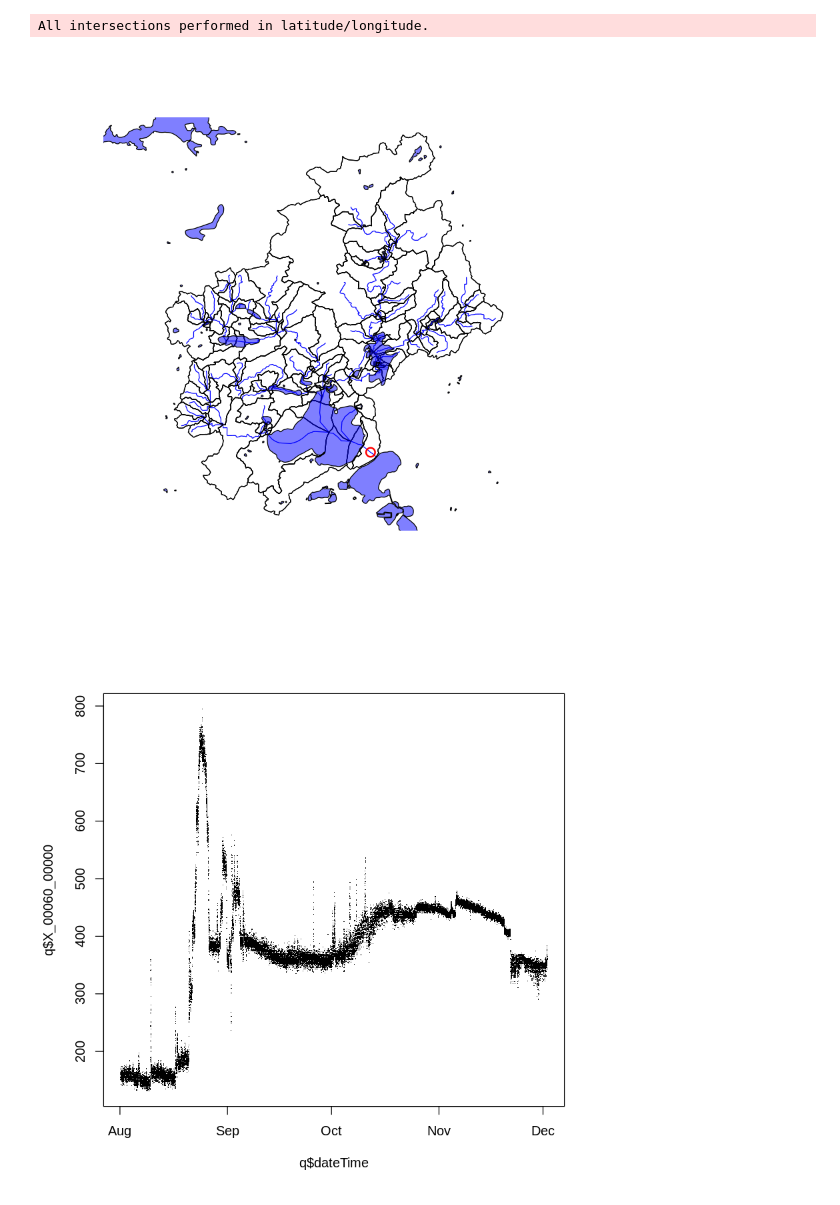
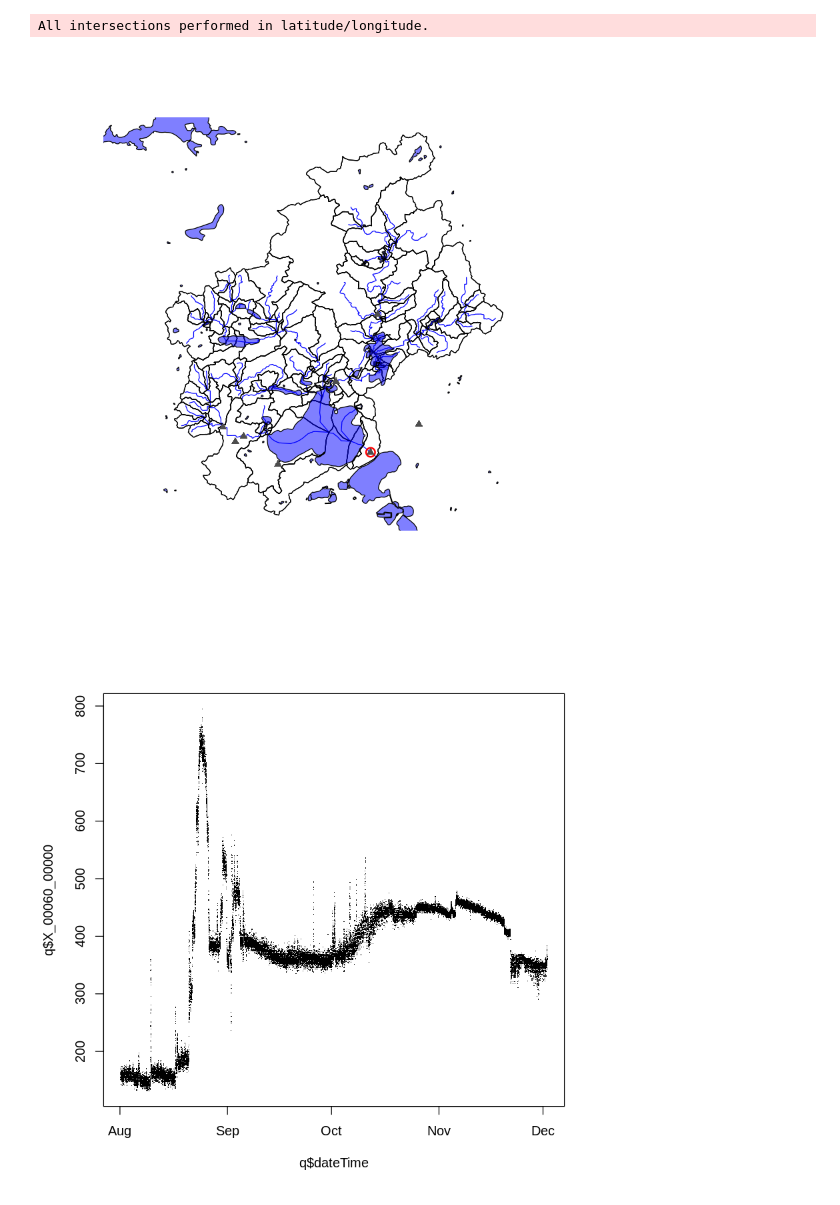
Before and after one commit to dblodgett-usgs/si_docker_jupyter_training, a Jupyter notebook: workspace/get_hydro_data.ipynb, the cells around one changed output. Cells and saved outputs as stored; diff of their text form; code cells hidden in the pictures.

Commit message:
find sites more better

```diff
--- a/workspace/get_hydro_data.ipynb
+++ b/workspace/get_hydro_data.ipynb
@@ -67,6 +67,8 @@ subset_nhdplus(comids = flowline$nhdplus_comid,
 flowline <- sf::read_sf(subset_gpkg, "NHDFlowline_Network")
 catchment <- sf::read_sf(subset_gpkg, "CatchmentSP")
 waterbody <- sf::read_sf(subset_gpkg, "NHDWaterbody")
+
+siteList <- st_as_sf(siteList, coords = c("dec_long_va", "dec_lat_va"), crs = "+proj=longlat +datum=WGS84 +no_defs")
 # %% [output]
 A data.frame: 5 × 3
 | source | sourceName | features |
@@ -80,13 +82,14 @@ All intersections performed in latitude/longitude.
 # %%
 plot(sf::st_geometry(catchment))
 plot(sf::st_geometry(flowline), col = "blue", add = TRUE)
 plot(st_geometry(site_meta), cex = 1.5, lwd = 2, col = "red", add = TRUE)
 plot(sf::st_geometry(catchment), add = TRUE)
 plot(sf::st_geometry(waterbody), col = rgb(0, 0, 1, alpha = 0.5), add = TRUE)
+plot(sf::st_geometry(siteList), col = "grey30", pch = 17, add = TRUE)
 
 # For more see: https://usgs-r.github.io/nhdplusTools/articles/nhdplusTools.html
 # %% [output]
-[figure, old version]
+[figure, new version]
 # %%
 q <- readNWISuv(site, discharge, start, end)
 
```
Also changed, not shown: parts of 1 cell of this notebook.
